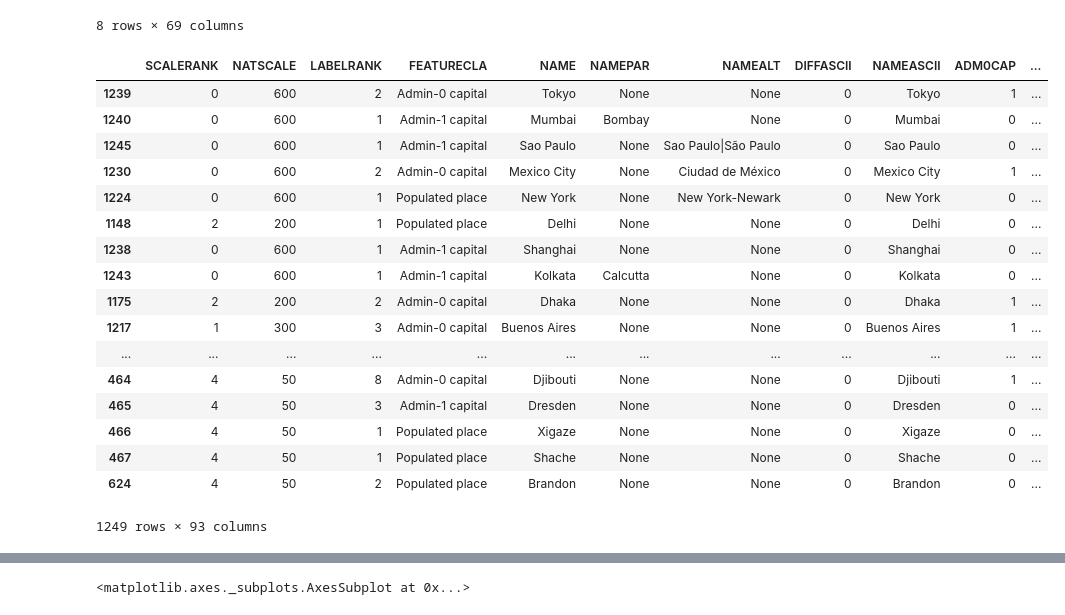
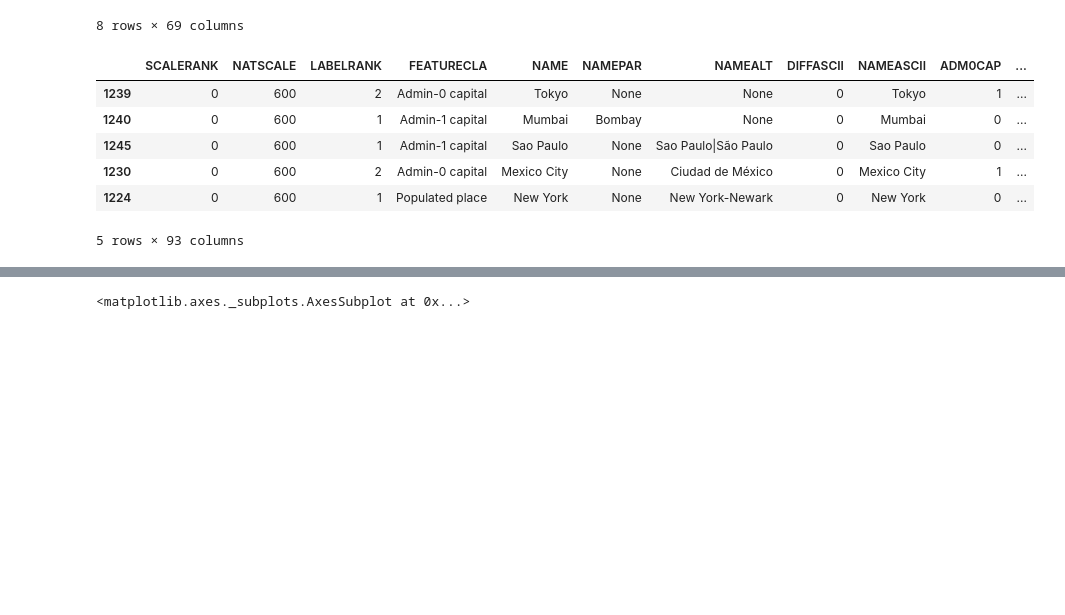
Before and after one commit to dantepawn/bike_speed_map, a Jupyter notebook: geopandas.ipynb, the cells around one changed output, grey strips where cells are left out. Cells and saved outputs as stored; diff of their text form; code cells hidden in the pictures; blank space fills up the shorter version.

```diff
--- a/geopandas.ipynb
+++ b/geopandas.ipynb
@@ -137,26 +137,15 @@ populated_places.describe()
 | max | 10.000000 | 600.000000 | 8.000000 | 1.000000 | 1.000000 | 1.000000 | 1.000000 | 1.000000 | 78.216684 | 179.216647 | ... |
 8 rows × 69 columns
 # %%
-populated_places.sort_values(by= 'POP2015', ascending = False)
+populated_places.sort_values(by= 'POP2015', ascending = False).head()
 # %% [output]
 |  | SCALERANK | NATSCALE | LABELRANK | FEATURECLA | NAME | NAMEPAR | NAMEALT | DIFFASCII | NAMEASCII | ADM0CAP | ... |
 | 1239 | 0 | 600 | 2 | Admin-0 capital | Tokyo | None | None | 0 | Tokyo | 1 | ... |
 | 1240 | 0 | 600 | 1 | Admin-1 capital | Mumbai | Bombay | None | 0 | Mumbai | 0 | ... |
 | 1245 | 0 | 600 | 1 | Admin-1 capital | Sao Paulo | None | Sao Paulo|São Paulo | 0 | Sao Paulo | 0 | ... |
 | 1230 | 0 | 600 | 2 | Admin-0 capital | Mexico City | None | Ciudad de México | 0 | Mexico City | 1 | ... |
 | 1224 | 0 | 600 | 1 | Populated place | New York | None | New York-Newark | 0 | New York | 0 | ... |
-| 1148 | 2 | 200 | 1 | Populated place | Delhi | None | None | 0 | Delhi | 0 | ... |
-| 1238 | 0 | 600 | 1 | Admin-1 capital | Shanghai | None | None | 0 | Shanghai | 0 | ... |
-| 1243 | 0 | 600 | 1 | Admin-1 capital | Kolkata | Calcutta | None | 0 | Kolkata | 0 | ... |
-| 1175 | 2 | 200 | 2 | Admin-0 capital | Dhaka | None | None | 0 | Dhaka | 1 | ... |
-| 1217 | 1 | 300 | 3 | Admin-0 capital | Buenos Aires | None | None | 0 | Buenos Aires | 1 | ... |
-| ... | ... | ... | ... | ... | ... | ... | ... | ... | ... | ... | ... |
-| 464 | 4 | 50 | 8 | Admin-0 capital | Djibouti | None | None | 0 | Djibouti | 1 | ... |
-| 465 | 4 | 50 | 3 | Admin-1 capital | Dresden | None | None | 0 | Dresden | 0 | ... |
-| 466 | 4 | 50 | 1 | Populated place | Xigaze | None | None | 0 | Xigaze | 0 | ... |
-| 467 | 4 | 50 | 1 | Populated place | Shache | None | None | 0 | Shache | 0 | ... |
-| 624 | 4 | 50 | 2 | Populated place | Brandon | None | None | 0 | Brandon | 0 | ... |
-1249 rows × 93 columns
+5 rows × 93 columns
 # %%
 populated_places.sort_values(by= 'POP2015', ascending = False)[:20].NAME
 # %% [output]
```
Also changed, not shown: parts of 11 cells of this notebook.
